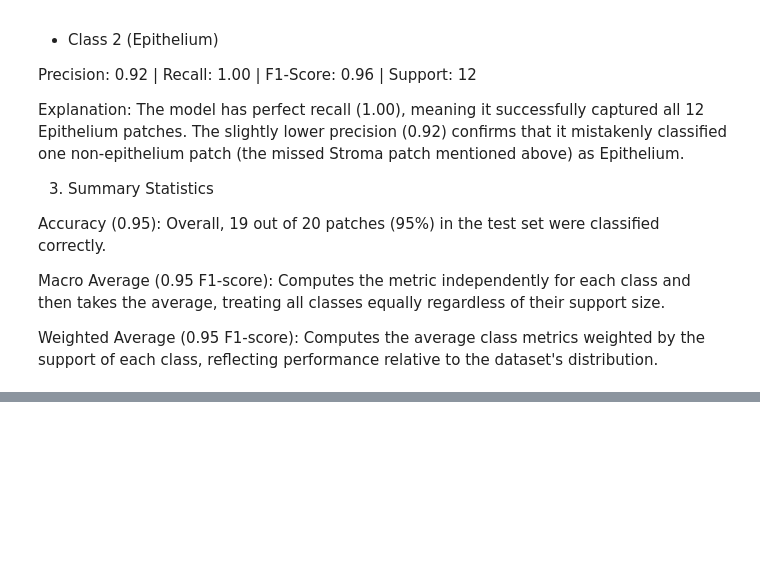
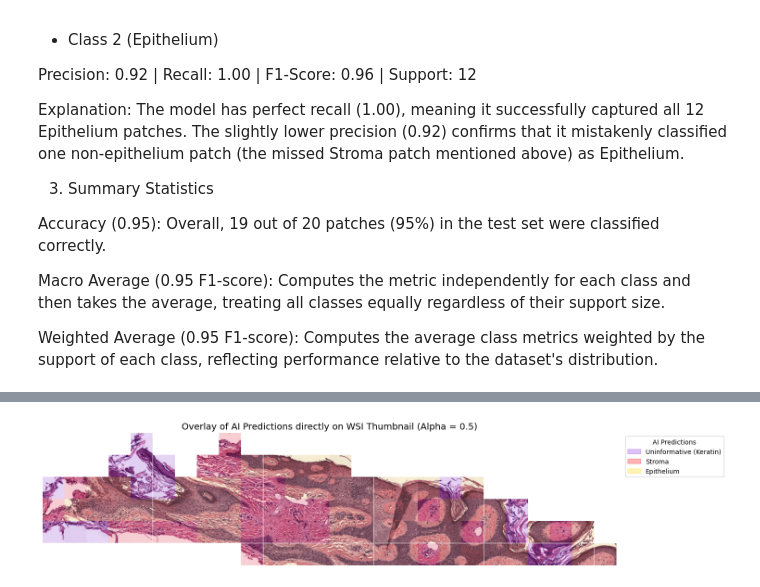
Before and after one commit to PierreCr/Computational-Pathology, a Jupyter notebook: Mini_project_in_Computational_Pathology_Part_2.ipynb, the cells around one changed output, grey strips where cells are left out. Saved outputs shown, nothing was run; the diff lists cells and outputs as text; code cells hidden in the pictures; blank space fills up the shorter version.

```diff
--- a/Mini_project_in_Computational_Pathology_Part_2.ipynb
+++ b/Mini_project_in_Computational_Pathology_Part_2.ipynb
@@ -397,0 +481,21 @@ from pathlib import Path
+# %%
+#26. Overlay predictions on the thumbnail.
+plt.figure(figsize=(15, 8))
+plt.imshow(canvas_thumbnail)
+plt.imshow(canvas_prediction, alpha=0.5)
+
+# Setup the same legend and styling
+labels = ["Uninformative (Keratin)", "Stroma", "Epithelium"]
+legend_handles = [
+    mpatches.Patch(color=np.array(colors_rgba[0])/255.0, label=labels[0]),
+    mpatches.Patch(color=np.array(colors_rgba[1])/255.0, label=labels[1]),
+    mpatches.Patch(color=np.array(colors_rgba[2])/255.0, label=labels[2])
+]
+plt.legend(handles=legend_handles, title="AI Predictions", bbox_to_anchor=(1.01, 1), loc='upper left')
+
+plt.title("Overlay of AI Predictions directly on WSI Thumbnail (Alpha = 0.5)", fontsize=14)
+plt.axis("off")
+plt.tight_layout()
+plt.show()
+# %% [output]
+[figure, added]
```
Also changed, not shown: parts of 6 cells of this notebook.
